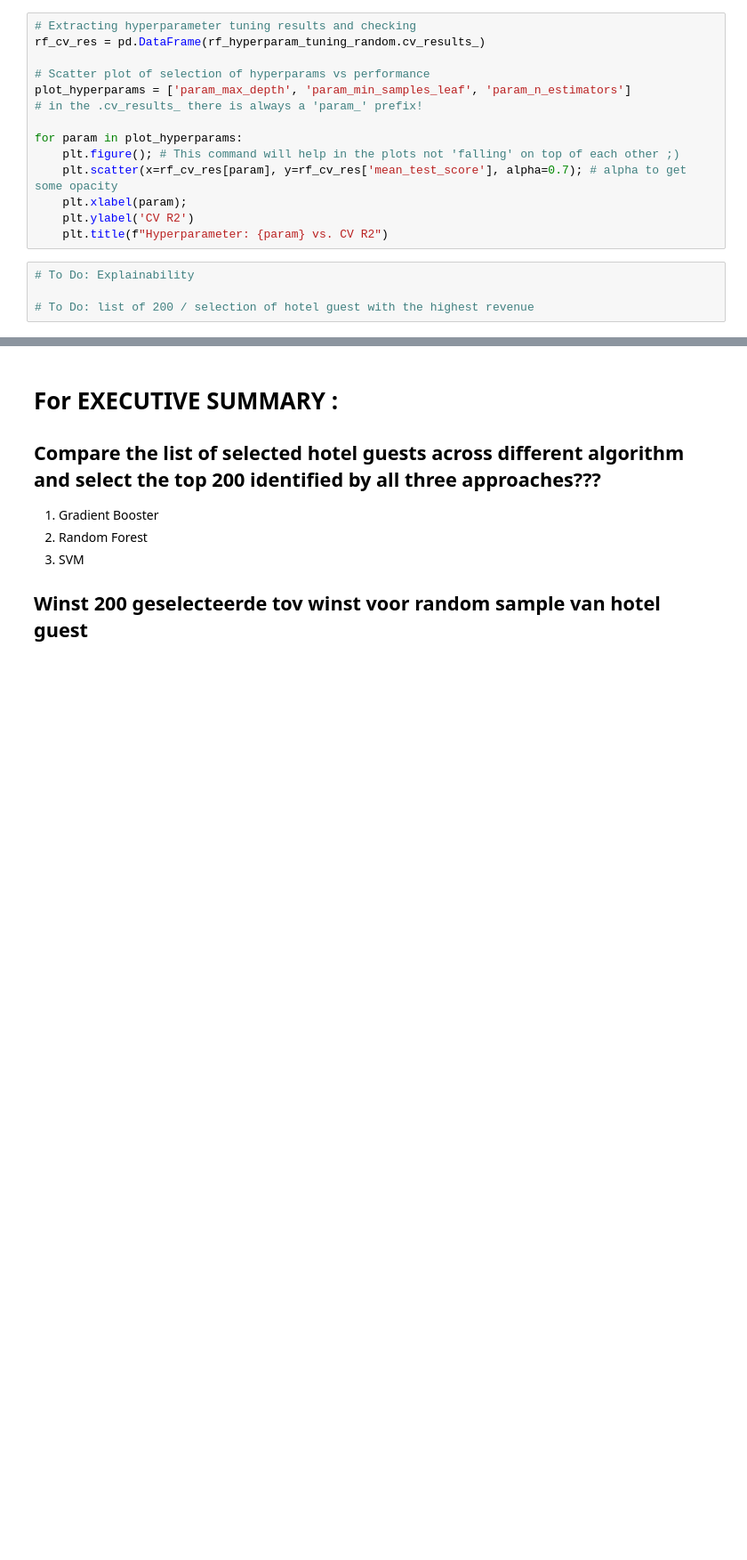
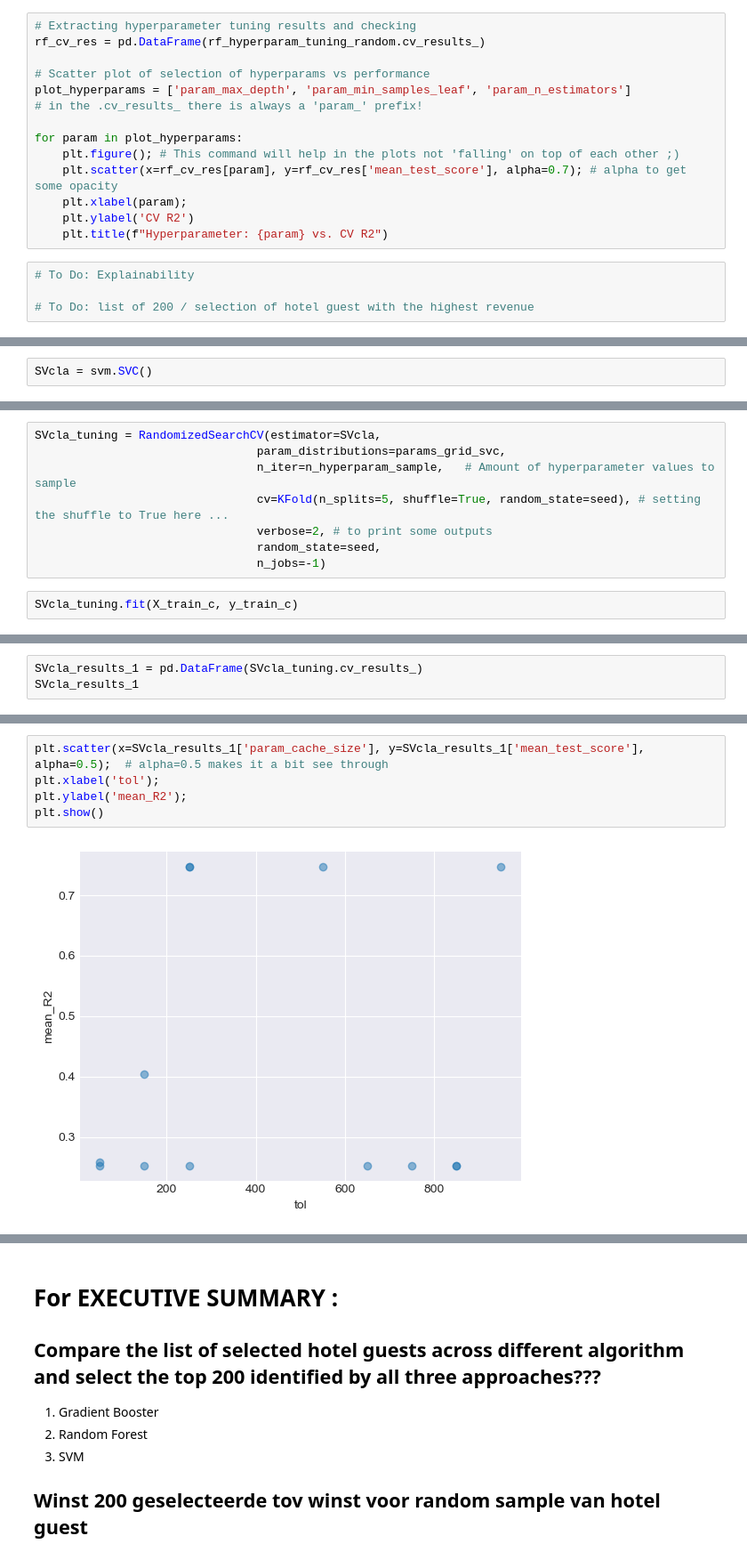
Before and after one commit to Marijkevandesteene/MachineLearning, a Jupyter notebook: ExamDataMining_Integrated_DL_SVM.ipynb, the cells around one changed output, grey strips where cells are left out. Shown at 89% size. Drawn from its saved outputs; the diff is of its cells as text; blank space fills up the shorter version.

Commit message:
SVM tuning

```diff
--- a/ExamDataMining_Integrated_DL_SVM.ipynb
+++ b/ExamDataMining_Integrated_DL_SVM.ipynb
@@ -1455,0 +1678,2 @@ for param in plot_hyperparams:
+# %%
+SVcla = svm.SVC()
@@ -1455,0 +1731,10 @@ for param in plot_hyperparams:
+# %%
+SVcla_tuning = RandomizedSearchCV(estimator=SVcla,
+                                param_distributions=params_grid_svc,
+                                n_iter=n_hyperparam_sample,   # Amount of hyperparameter values to sample
+                                cv=KFold(n_splits=5, shuffle=True, random_state=seed), # setting the shuffle to True here ...
+                                verbose=2, # to print some outputs
+                                random_state=seed,
+                                n_jobs=-1)
+# %%
+SVcla_tuning.fit(X_train_c, y_train_c)
@@ -1455,0 +1776,3 @@ for param in plot_hyperparams:
+# %%
+SVcla_results_1 = pd.DataFrame(SVcla_tuning.cv_results_)
+SVcla_results_1
@@ -1455,0 +1797,7 @@ for param in plot_hyperparams:
+# %%
+plt.scatter(x=SVcla_results_1['param_cache_size'], y=SVcla_results_1['mean_test_score'], alpha=0.5);  # alpha=0.5 makes it a bit see through
+plt.xlabel('tol');
+plt.ylabel('mean_R2');
+plt.show()
+# %% [output]
+[figure, added]
```
Also changed, not shown: parts of 76 cells of this notebook.
